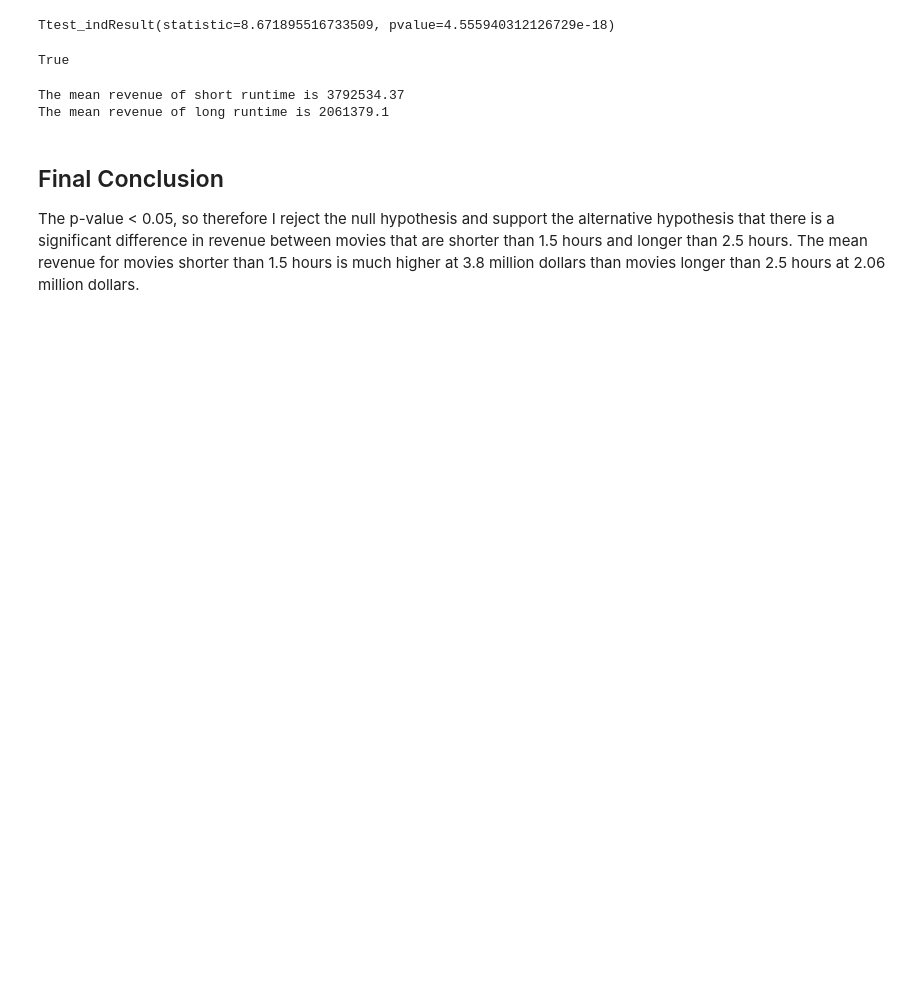
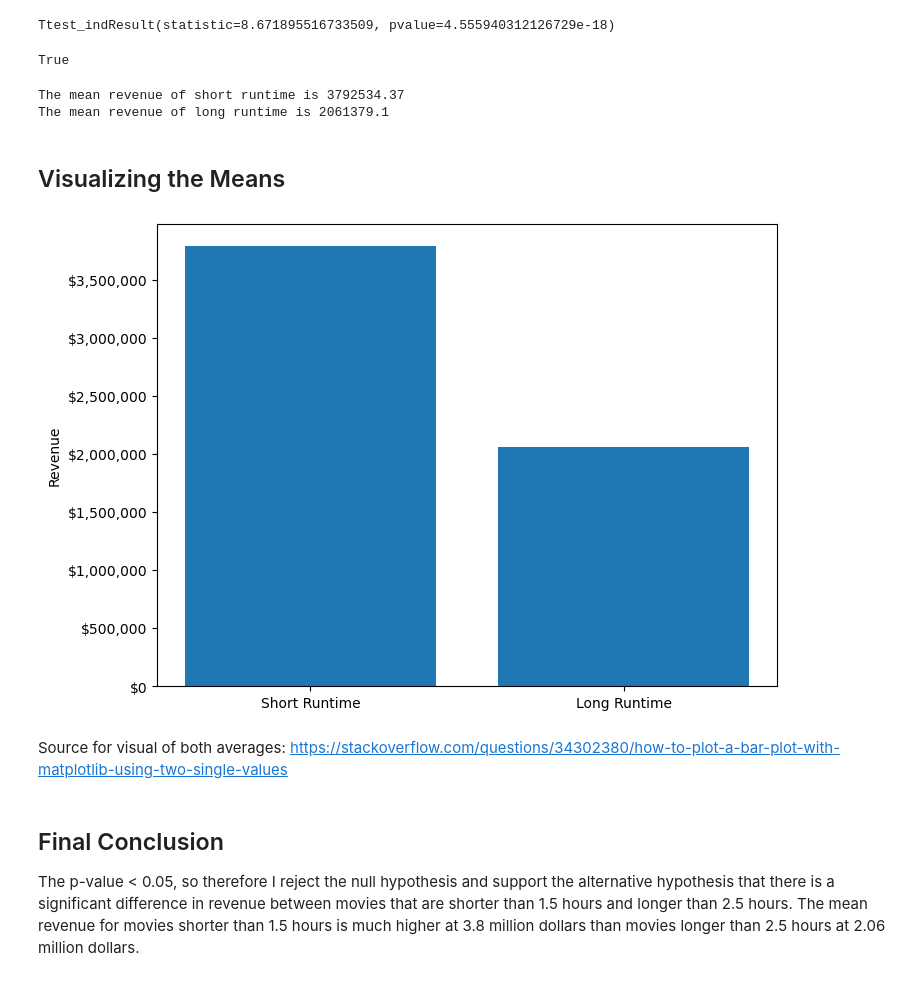
Before and after one commit to joshlensing/Project-3--IMDB, a Jupyter notebook: IMDB Project Part 4 (Hypothesis Testing).ipynb, the cells around one changed output. Drawn from its saved outputs; the diff is of its cells as text; code cells hidden in the pictures; blank space fills up the shorter version.

```diff
--- a/IMDB Project Part 4 (Hypothesis Testing).ipynb
+++ b/IMDB Project Part 4 (Hypothesis Testing).ipynb
@@ -356,6 +358,19 @@ print(f'The mean revenue of long runtime is {long.mean().round(2)}')
 # %% [output]
 The mean revenue of short runtime is 3792534.37
 The mean revenue of long runtime is 2061379.1
+# %% [markdown]
+## Visualizing the Means
+# %%
+fig, ax  = plt.subplots(figsize=(8,6))
+ax.bar([1, 2], [short.mean().round(2), long.mean().round(2)],
+       tick_label=['Short Runtime', 'Long Runtime'], align='center')
+plt.ylabel('Revenue')
+price_fmt = mpl.ticker.StrMethodFormatter('${x:,.0f}')
+ax.yaxis.set_major_formatter(price_fmt)
+# %% [output]
+[figure, added]
+# %% [markdown]
+Source for visual of both averages: https://stackoverflow.com/questions/34302380/how-to-plot-a-bar-plot-with-matplotlib-using-two-single-values
 # %% [markdown]
 ## Final Conclusion
 
```
Also changed, not shown: parts of 22 cells of this notebook.
